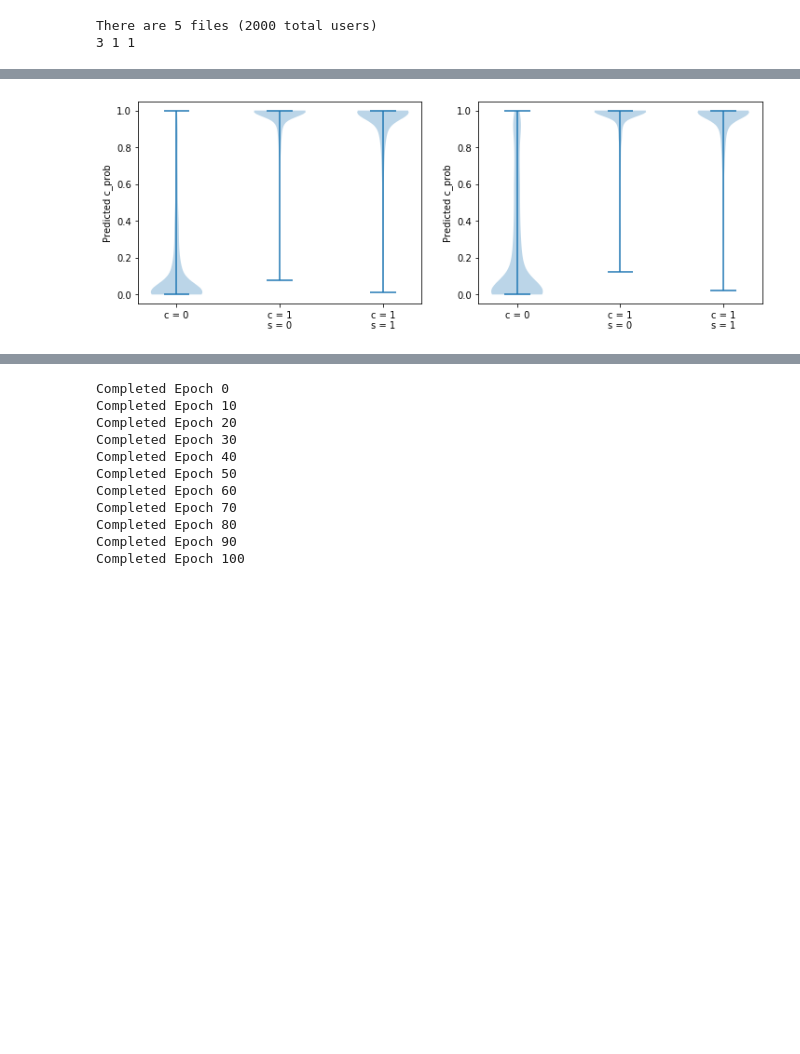
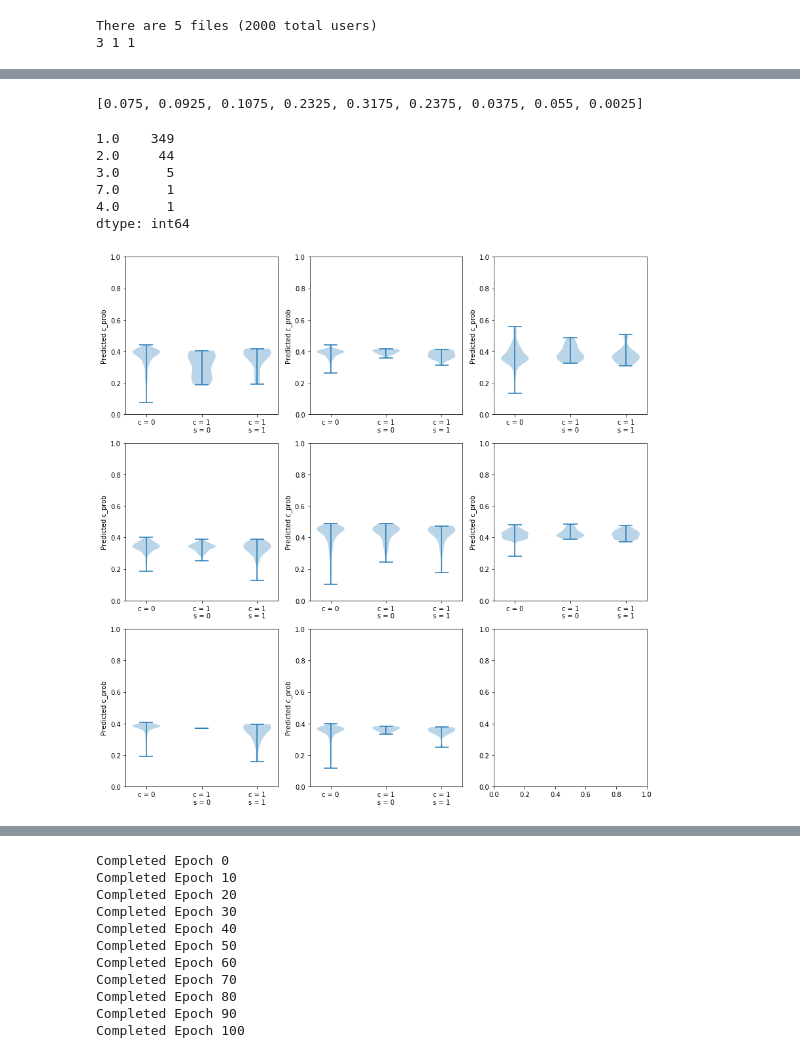
Before and after one commit to mengelhard/cft, a Jupyter notebook: notebooks/reddit.ipynb, the cells around one changed output, grey strips where cells are left out. Saved outputs shown, nothing was run; the diff lists cells and outputs as text; code cells hidden in the pictures; blank space fills up the shorter version.

```diff
--- a/notebooks/reddit.ipynb
+++ b/notebooks/reddit.ipynb
@@ -29,7 +31,7 @@ There are 5 files (2000 total users)
 tf.reset_default_graph()
 
 cft_mdl = CFTModelReddit(
-    embedding_layer_sizes=(200,),
+    embedding_layer_sizes=(10,),
     encoder_layer_sizes=(100,),
     decoder_layer_sizes=(100,),
     estimator='gs',
@@ -37,15 +39,14 @@ cft_mdl = CFTModelReddit(
     fpr=.5,
     prop_fpr=True,
     gs_temperature=.3,
-    n_samples=100,
+    n_samples=30,
     dropout_pct=.5)
 with tf.Session() as sess:
     train_stats, val_stats = cft_mdl.train(
         sess, train_filenames, val_filenames,
-        200, max_epochs_no_improve=1, learning_rate=3e-4,
-        verbose=True)
-    c_pred_cft = cft_mdl.predict_c(sess, val_filenames) ###
-    t_pred_cft = cft_mdl.predict_t(sess, val_filenames) ###
+        100, max_epochs_no_improve=5, learning_rate=3e-4,
+        verbose=False)
+    c_pred_cft, t_pred_cft, c_val, t_val, s_val = cft_mdl.predict_c_and_t(sess, val_filenames)
 
 train_stats = list(zip(*train_stats))
 val_stats = list(zip(*val_stats))
@@ -77,17 +79,31 @@ min t is 0.00 and max t is 147.77
+# %%
+[np.sum(c_val[:, i] == 1) / len(c_val) for i in range(9)]
+# %% [output]
+[0.075, 0.0925, 0.1075, 0.2325, 0.3175, 0.2375, 0.0375, 0.055, 0.0025]
+# %%
+pd.value_counts([np.sum(c_val[i, :]) for i in range(len(c_val))])
+# %% [output]
+1.0    349
+2.0     44
+3.0      5
+7.0      1
+4.0      1
+dtype: int64
 # %%
-# Visualize CFT Predictions
+fig, ax = plt.subplots(3, 3, figsize=(12, 12))
 
-fig, ax = plt.subplots(1, 2, figsize=(12, 4))
+for i in range(9):
+    if np.sum(c_val[:, i]) > 1:
+        ax[i // 3, i % 3].violinplot([
+            c_pred_cft[c_val[:, i] == 0, i],
+            c_pred_cft[(c_val[:, i] == 1) & (s_val[:, i] == 0), i],
+            c_pred_cft[(c_val[:, i] == 1) & (s_val[:, i] == 1), i]])
+        ax[i // 3, i % 3].set_xticks([1, 2, 3])
+        ax[i // 3, i % 3].set_xticklabels(['c = 0', 'c = 1\ns = 0', 'c = 1\ns = 1'])
+        ax[i // 3, i % 3].set_ylabel('Predicted c_prob')
+        ax[i // 3, i % 3].set_ylim([0, 1])
 
-for i in range(2):
-    ax[i].violinplot([
-        c_pred_cft[c_val[:, i] == 0, i],
-        c_pred_cft[(c_val[:, i] == 1) & (s_val[:, i] == 0), i],
-        c_pred_cft[(c_val[:, i] == 1) & (s_val[:, i] == 1), i]])
-    ax[i].set_xticks([1, 2, 3])
-    ax[i].set_xticklabels(['c = 0', 'c = 1\ns = 0', 'c = 1\ns = 1'])
-    ax[i].set_ylabel('Predicted c_prob')
-
+plt.tight_layout()
 plt.show()
 # %% [output]
-[figure, old version]
+[figure, new version]
```
Also changed, not shown: parts of 7 cells of this notebook, 1 other file.
